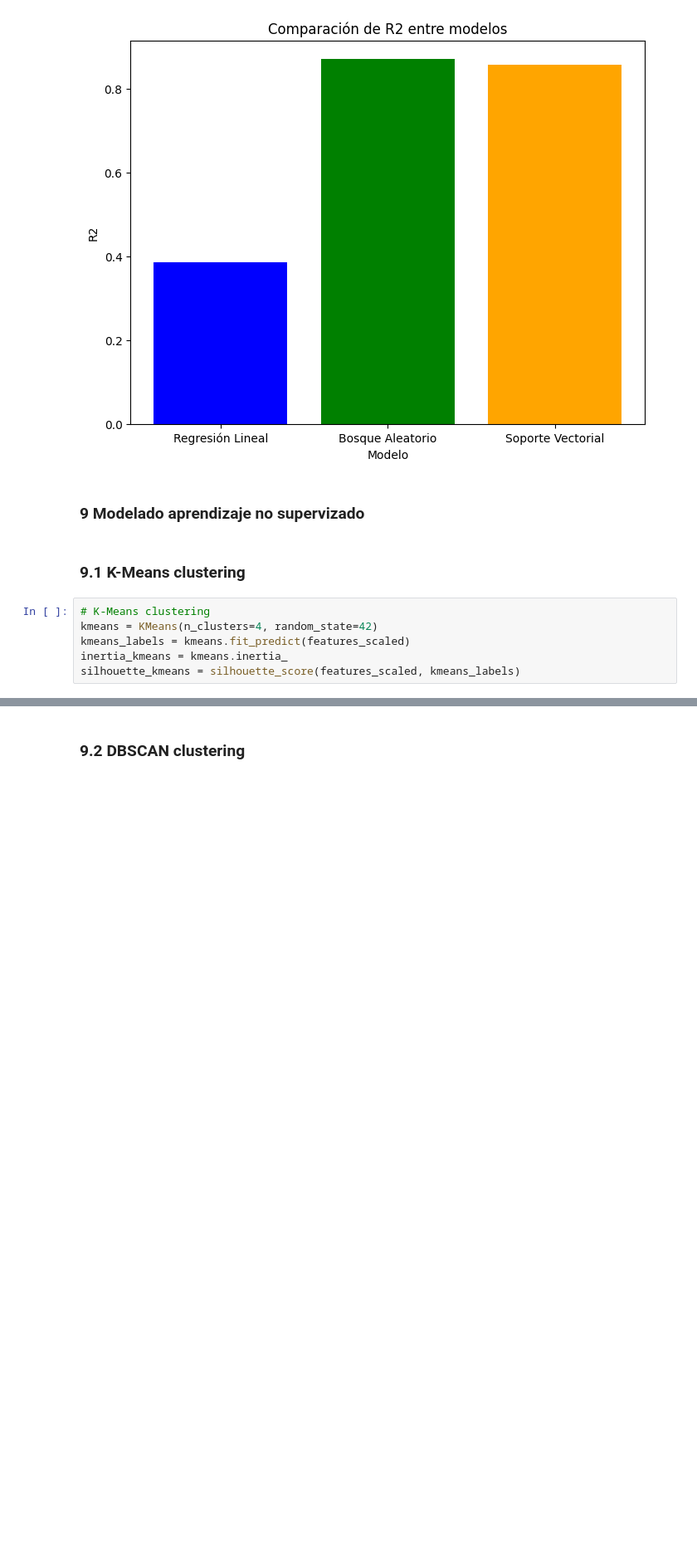
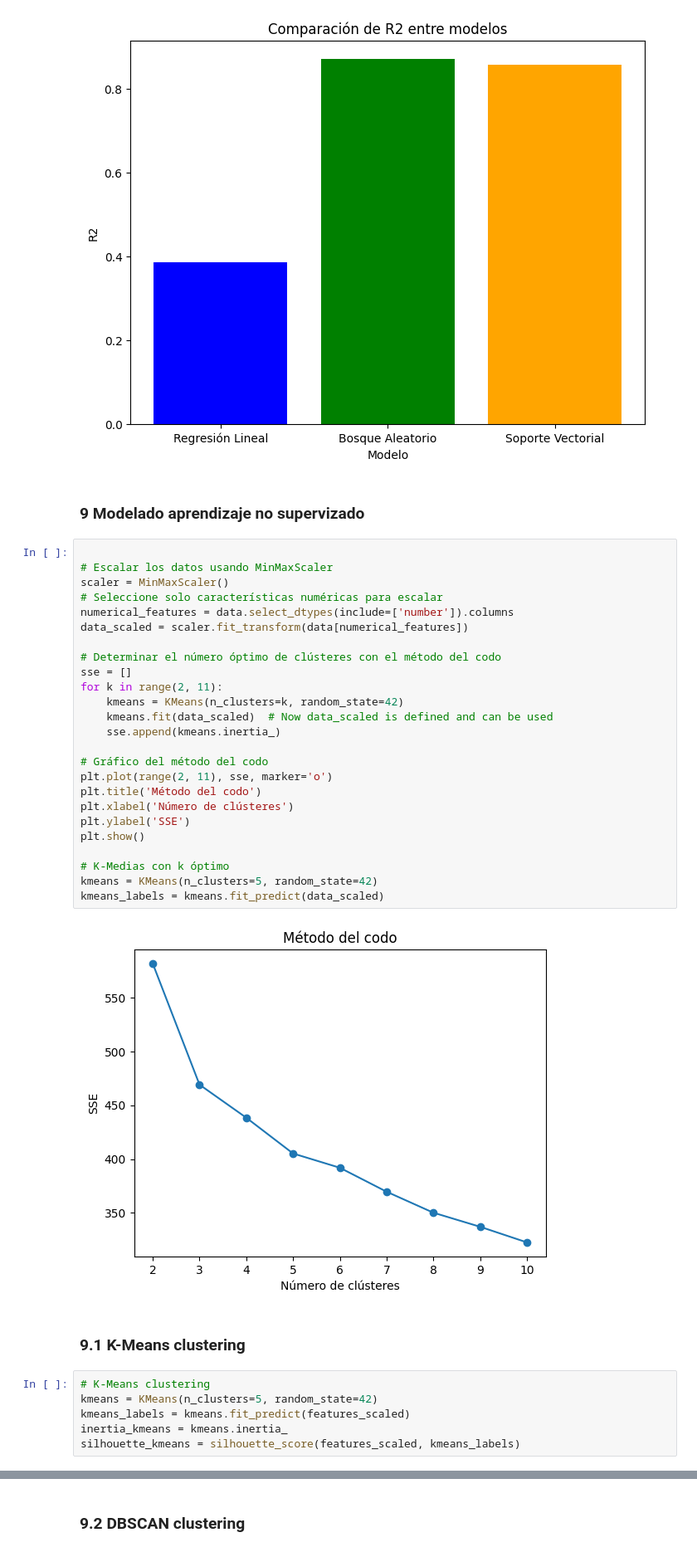
Before and after one commit to palberth/CienciaDatos-MASDI, a Jupyter notebook: Activida_8_ciencia_de_datos.ipynb, the cells around one changed output, grey strips where cells are left out. Shown at 83% size. Drawn from its saved outputs; the diff is of its cells as text; blank space fills up the shorter version.

```diff
--- a/Activida_8_ciencia_de_datos.ipynb
+++ b/Activida_8_ciencia_de_datos.ipynb
@@ -402,11 +402,38 @@ for metric in metrics:
 [figure]
 # %% [markdown]
 ### 9 Modelado aprendizaje no supervizado
+# %%
+
+# Escalar los datos usando MinMaxScaler
+scaler = MinMaxScaler()
+# Seleccione solo características numéricas para escalar
+numerical_features = data.select_dtypes(include=['number']).columns
+data_scaled = scaler.fit_transform(data[numerical_features])
+
+# Determinar el número óptimo de clústeres con el método del codo
+sse = []
+for k in range(2, 11):
+    kmeans = KMeans(n_clusters=k, random_state=42)
+    kmeans.fit(data_scaled)  # Now data_scaled is defined and can be used
+    sse.append(kmeans.inertia_)
+
+# Gráfico del método del codo
+plt.plot(range(2, 11), sse, marker='o')
+plt.title('Método del codo')
+plt.xlabel('Número de clústeres')
+plt.ylabel('SSE')
+plt.show()
+
+# K-Medias con k óptimo
+kmeans = KMeans(n_clusters=5, random_state=42)
+kmeans_labels = kmeans.fit_predict(data_scaled)
+# %% [output]
+[figure, added]
 # %% [markdown]
 ### 9.1 K-Means clustering
 # %%
 # K-Means clustering
-kmeans = KMeans(n_clusters=4, random_state=42)
+kmeans = KMeans(n_clusters=5, random_state=42)
 kmeans_labels = kmeans.fit_predict(features_scaled)
 inertia_kmeans = kmeans.inertia_
 silhouette_kmeans = silhouette_score(features_scaled, kmeans_labels)
```
Also changed, not shown: parts of 4 cells of this notebook.
